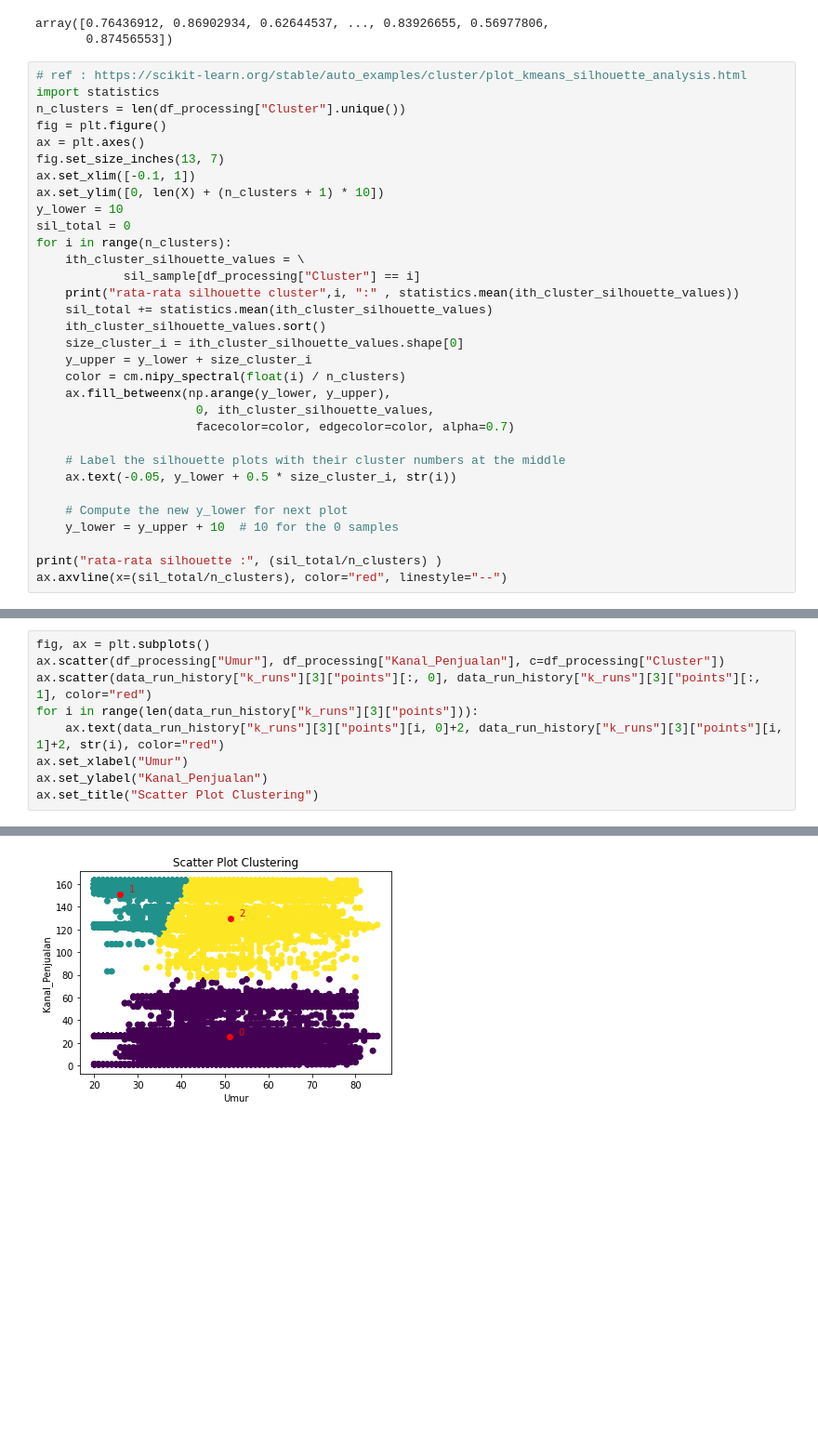
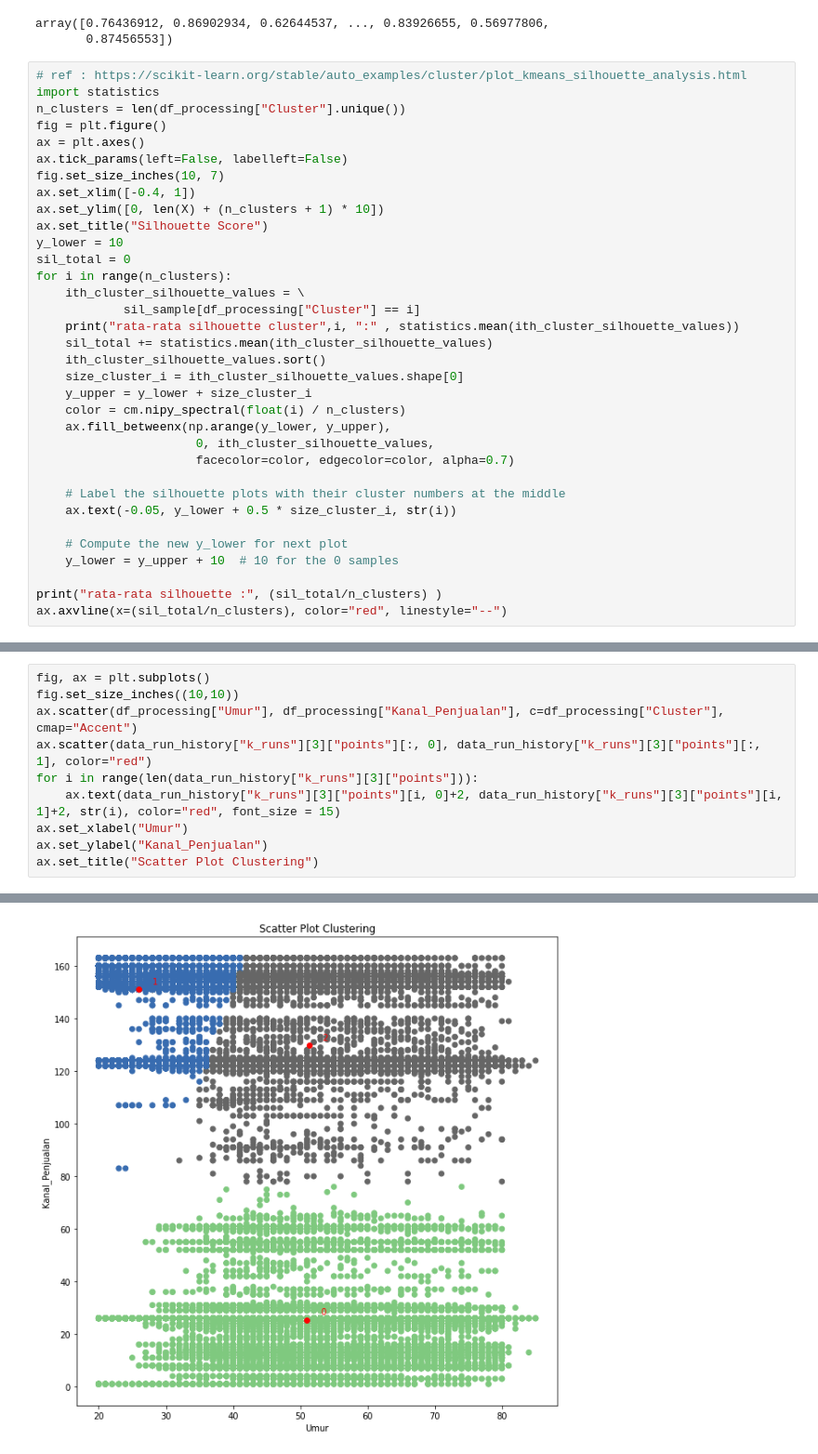
Before and after one commit to kaenova/Malin_Tubes1, a Jupyter notebook: notebooks/Malin_Tubes1_Pengumpulan.ipynb, the cells around one changed output, grey strips where cells are left out. Shown: that part at 93% size. Drawn from its saved outputs; the diff is of its cells as text; blank space fills up the shorter version.

```diff
--- a/notebooks/Malin_Tubes1_Pengumpulan.ipynb
+++ b/notebooks/Malin_Tubes1_Pengumpulan.ipynb
@@ -455,9 +486,11 @@ import statistics
 n_clusters = len(df_processing["Cluster"].unique())
 fig = plt.figure()
 ax = plt.axes()
-fig.set_size_inches(13, 7)
-ax.set_xlim([-0.1, 1])
+ax.tick_params(left=False, labelleft=False)
+fig.set_size_inches(10, 7)
+ax.set_xlim([-0.4, 1])
 ax.set_ylim([0, len(X) + (n_clusters + 1) * 10])
+ax.set_title("Silhouette Score")
 y_lower = 10
 sil_total = 0
 for i in range(n_clusters):
@@ -491,12 +524,13 @@ rata-rata silhouette : 0.6600132530394839
 # %%
 fig, ax = plt.subplots()
-ax.scatter(df_processing["Umur"], df_processing["Kanal_Penjualan"], c=df_processing["Cluster"])
+fig.set_size_inches((10,10))
+ax.scatter(df_processing["Umur"], df_processing["Kanal_Penjualan"], c=df_processing["Cluster"], cmap="Accent")
 ax.scatter(data_run_history["k_runs"][3]["points"][:, 0], data_run_history["k_runs"][3]["points"][:, 1], color="red")
 for i in range(len(data_run_history["k_runs"][3]["points"])):
-    ax.text(data_run_history["k_runs"][3]["points"][i, 0]+2, data_run_history["k_runs"][3]["points"][i, 1]+2, str(i), color="red")
+    ax.text(data_run_history["k_runs"][3]["points"][i, 0]+2, data_run_history["k_runs"][3]["points"][i, 1]+2, str(i), color="red", font_size = 15)
 ax.set_xlabel("Umur")
 ax.set_ylabel("Kanal_Penjualan")
 ax.set_title("Scatter Plot Clustering")
 # %% [output]
 Text(0.5, 1.0, 'Scatter Plot Clustering')
-[figure, old version]
+[figure, new version]
```
Also changed, not shown: parts of 5 cells of this notebook, 3 other files.
